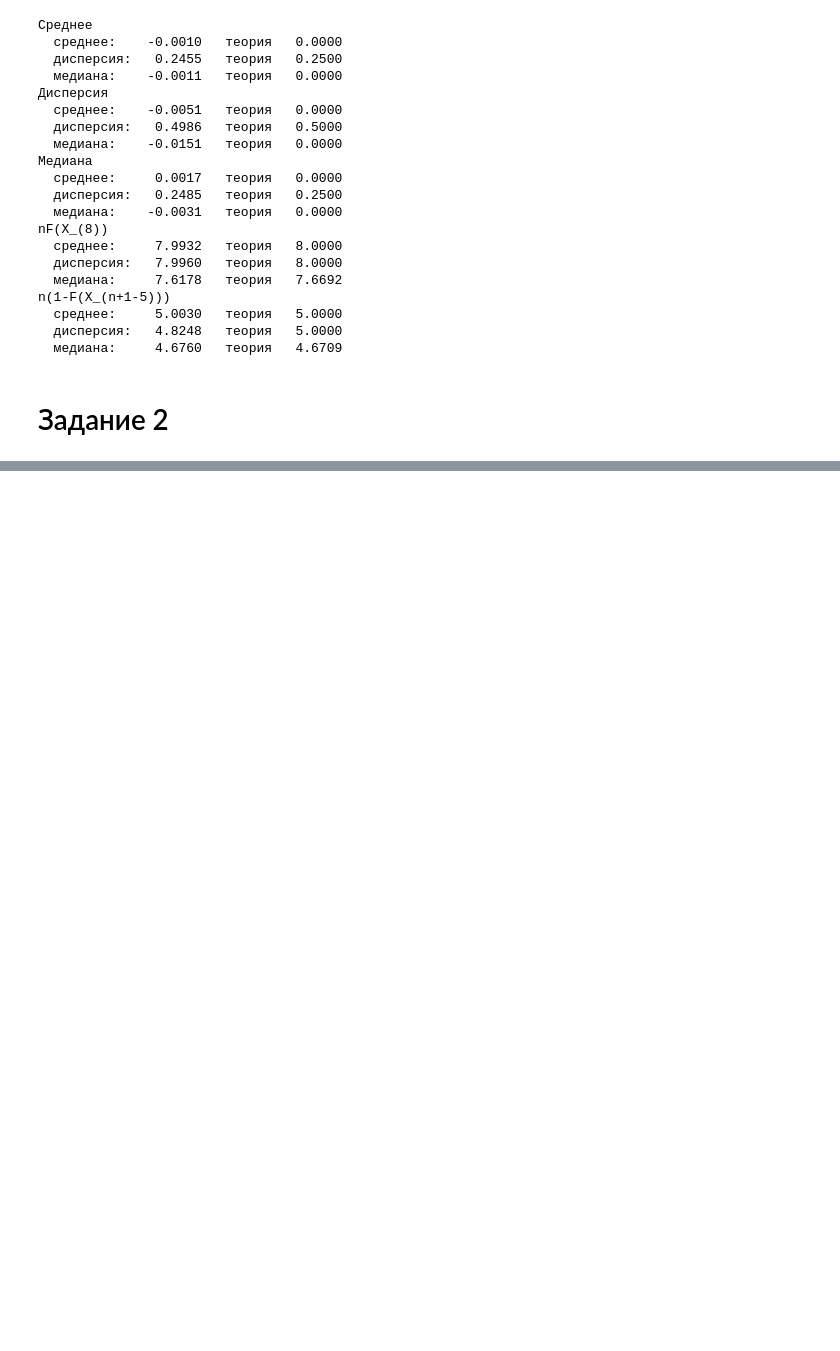
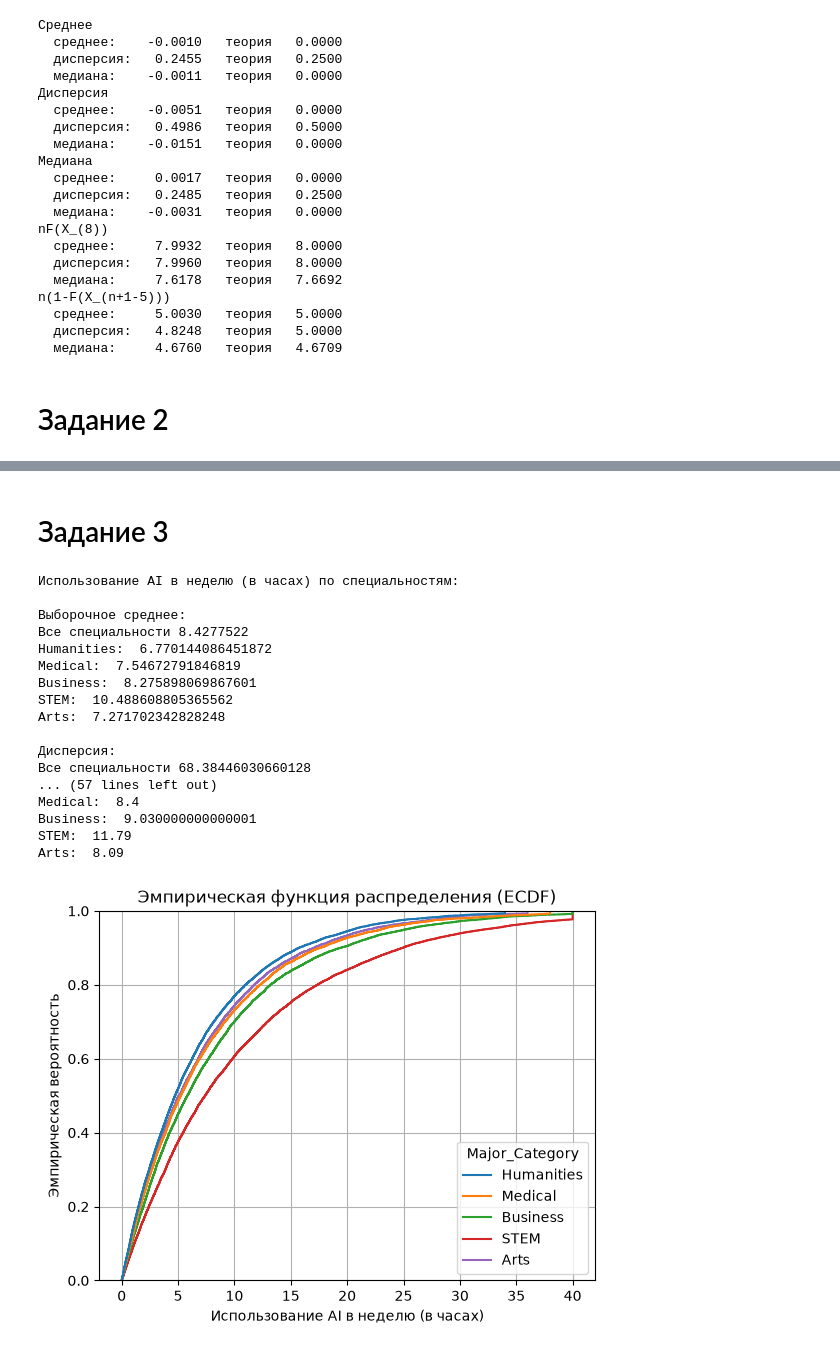
Before and after one commit to imcelery/matstat_lab_1_team_vlasov_mushnikov, a Jupyter notebook: main.ipynb, the cells around one changed output, grey strips where cells are left out. Saved outputs shown, nothing was run; the diff lists cells and outputs as text; code cells hidden in the pictures; blank space fills up the shorter version.

```diff
--- a/main.ipynb
+++ b/main.ipynb
@@ -200,0 +201,77 @@ plt.show()
+# %% [markdown]
+# Задание 3
+# %%
+import kagglehub
+import pandas as pd
+import matplotlib.pyplot as plt
+import seaborn as sns
+
+def download_dataset(dataset_name):
+    path = kagglehub.dataset_download(dataset_name)
+    return path
+
+def Characteristics(dataset, type, func):
+    print(f"\n{type}:")
+    print("Все специальности", func(dataset["Weekly_GenAI_Hours"]))
+    for cls in dataset["Major_Category"].unique():
+        print(f"{cls}: ", func(dataset[dataset["Major_Category"] == cls]["Weekly_GenAI_Hours"]))
+
+path = download_dataset("laveshjadon/ai-impact-on-students")
+dataset = pd.read_csv(path + "/ai_student_impact_dataset (1).csv")
+
+print("Использование AI в неделю (в часах) по специальностям:")
+
+Characteristics(dataset, "Выборочное среднее", lambda x: x.mean())
+Characteristics(dataset, "Дисперсия", lambda x: x.var())
+Characteristics(dataset, "Стандартное отклонение", lambda x: x.std())
+Characteristics(dataset, "Медиана", lambda x: x.median())
+Characteristics(dataset, "Минимум", lambda x: x.min())
+Characteristics(dataset, "Максимум", lambda x: x.max())
+Characteristics(dataset, "Нижний квартиль", lambda x: x.quantile(0.25))
+Characteristics(dataset, "Верхний квартиль", lambda x: x.quantile(0.75))
+Characteristics(dataset, "Межквартильный размах", lambda x: x.quantile(0.75) - x.quantile(0.25))
+
+sns.ecdfplot(data=dataset, x="Weekly_GenAI_Hours", hue="Major_Category")
+plt.title("Эмпирическая функция распределения (ECDF)")
+plt.xlabel("Использование AI в неделю (в часах)")
+plt.ylabel("Эмпирическая вероятность")
+plt.grid(True)
+plt.show()
+
+# Видим пик на гистограмме около 40, скорее всего датасет классифицирует всех студентов, которые используют AI более 40 часов в неделю, как "40.0".
+sns.histplot(data=dataset, x="Weekly_GenAI_Hours", hue="Major_Category", bins=40, element="step", linewidth=2)
+plt.title("Гистограмма распределения использования AI в неделю (в часах)")
+plt.xlabel("Использование AI в неделю (в часах)")
+plt.ylabel("Количество студентов")
+plt.show()
+
+sns.boxplot(data=dataset, x="Major_Category", y="Weekly_GenAI_Hours")
+plt.title("Boxplot использования AI в неделю (в часах) по специальностям")
+plt.xlabel("Специальность")
+plt.ylabel("Использование AI в неделю (в часах)")
+plt.show()
+
+sns.violinplot(data=dataset, x="Major_Category", y="Weekly_GenAI_Hours")
+plt.title("Violinplot использования AI в неделю (в часах) по специальностям")
+plt.xlabel("Специальность")
+plt.ylabel("Использование AI в неделю (в часах)")
+plt.show()
+# %% [output]
+Использование AI в неделю (в часах) по специальностям:
+
+Выборочное среднее:
+Все специальности 8.4277522
+Humanities:  6.770144086451872
+Medical:  7.54672791846819
+Business:  8.275898069867601
+STEM:  10.488608805365562
+Arts:  7.271702342828248
+
+Дисперсия:
+Все специальности 68.38446030660128
+... (57 lines left out)
+Medical:  8.4
+Business:  9.030000000000001
+STEM:  11.79
+Arts:  8.09
+[figure, added]
```
Also changed, not shown: parts of 2 cells of this notebook.
